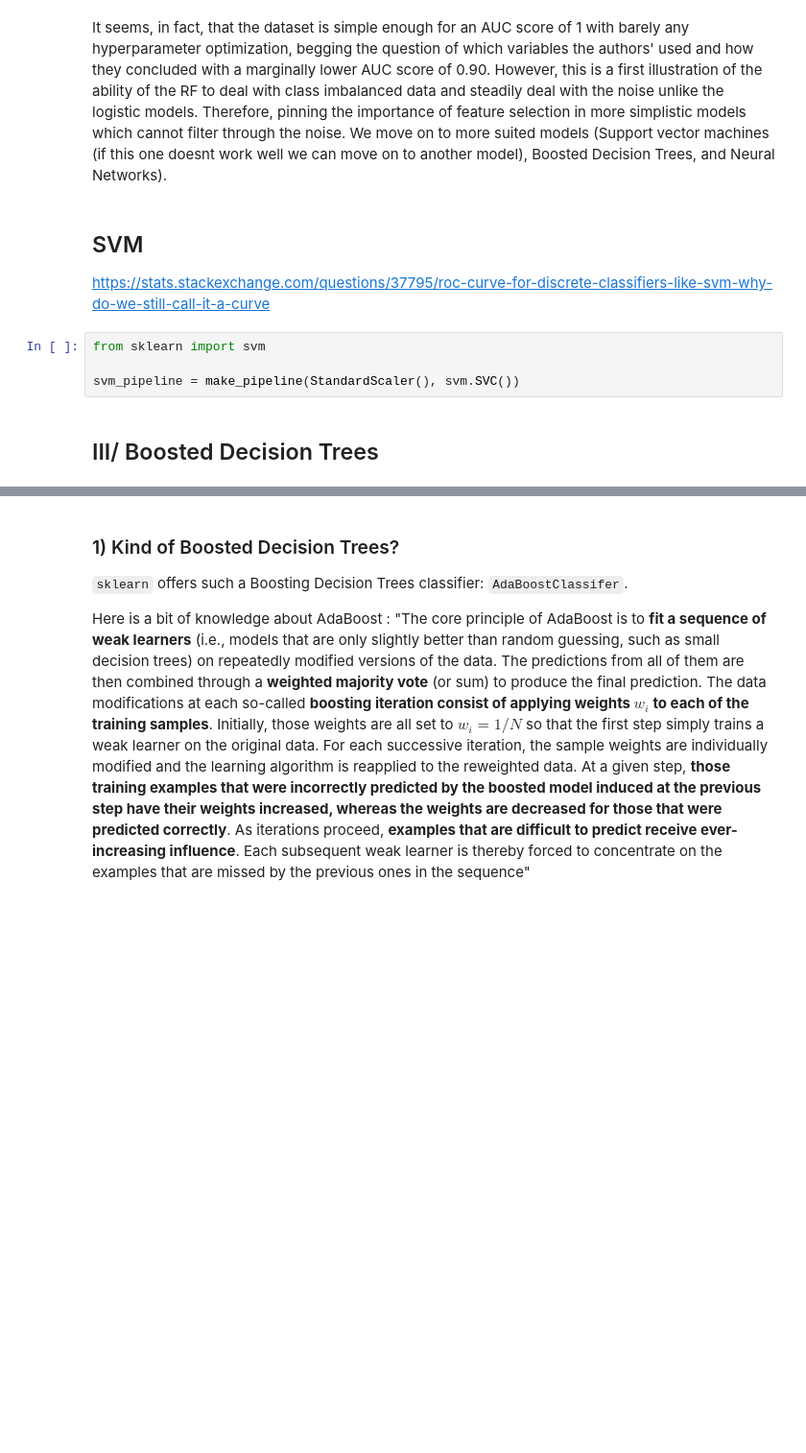
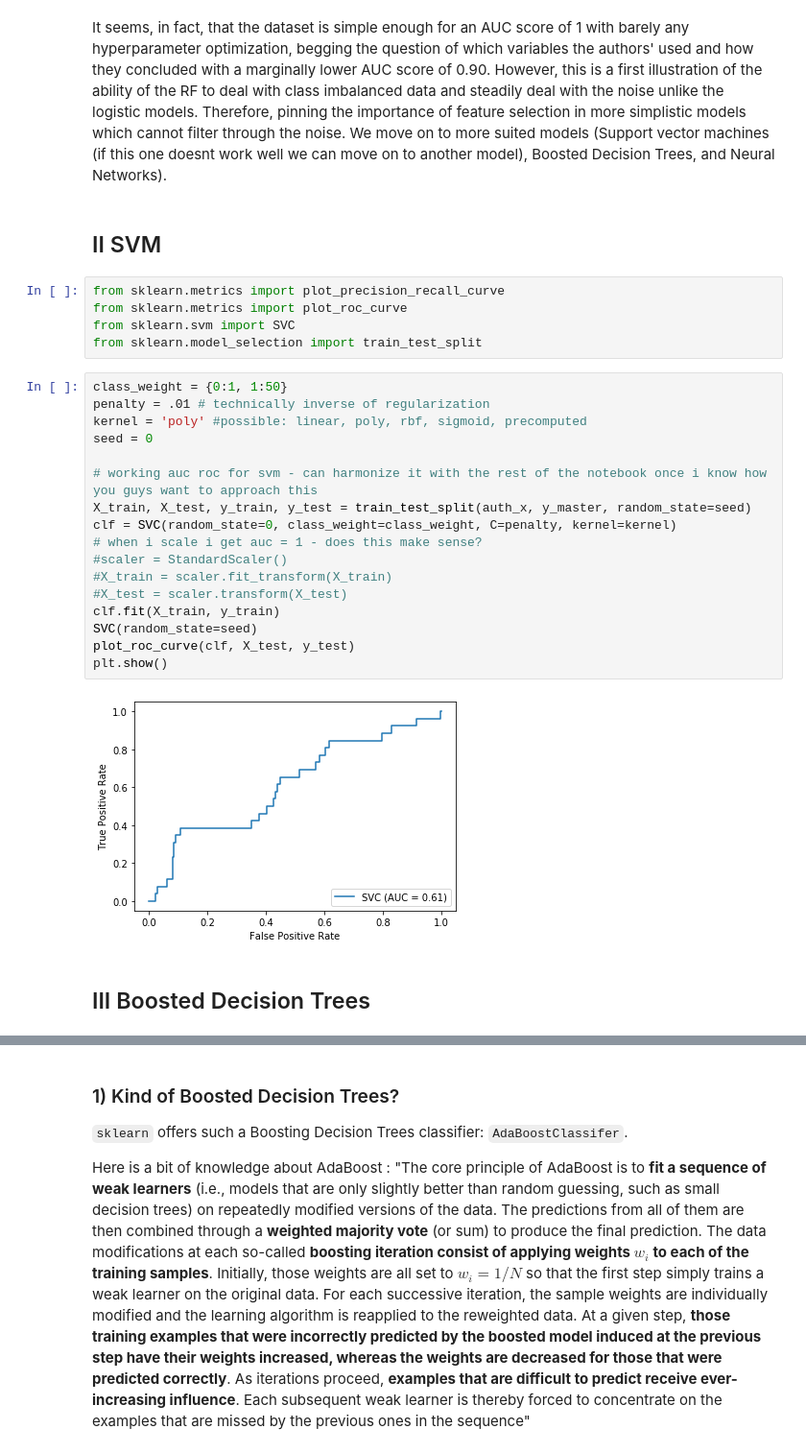
Before and after one commit to epfl-ada/ada-2020-project-milestone-p3-p3_klr, a Jupyter notebook: Creative_Extension.ipynb, the cells around one changed output, grey strips where cells are left out. Shown: that part at 96% size. Drawn from its saved outputs; the diff is of its cells as text; blank space fills up the shorter version.

```diff
--- a/Creative_Extension.ipynb
+++ b/Creative_Extension.ipynb
@@ -167,16 +167,34 @@ roc_plt(*roc_vals['brf'][:3])
 [figure]
 # %% [markdown]
 It seems, in fact, that the dataset is simple enough for an AUC score of 1 with barely any hyperparameter optimization, begging the question of which variables the authors' used and how they concluded with a marginally lower AUC score of 0.90. However, this is a first illustration of the ability of the RF to deal with class imbalanced data and steadily deal with the noise unlike the logistic models. Therefore, pinning the importance of feature selection in more simplistic models which cannot filter through the noise. We move on to more suited models (Support vector machines (if this one doesnt work well we can move on to another model), Boosted Decision Trees, and Neural Networks).
-# %% [markdown]
-## SVM
-
-https://stats.stackexchange.com/questions/37795/roc-curve-for-discrete-classifiers-like-svm-why-do-we-still-call-it-a-curve
-# %%
-from sklearn import svm
-
-svm_pipeline = make_pipeline(StandardScaler(), svm.SVC())
+# %% [markdown]
+## II SVM
+# %%
+from sklearn.metrics import plot_precision_recall_curve
+from sklearn.metrics import plot_roc_curve
+from sklearn.svm import SVC
+from sklearn.model_selection import train_test_split
+# %%
+class_weight = {0:1, 1:50}
+penalty = .01 # technically inverse of regularization
+kernel = 'poly' #possible: linear, poly, rbf, sigmoid, precomputed
+seed = 0
+
+# working auc roc for svm - can harmonize it with the rest of the notebook once i know how you guys want to approach this
+X_train, X_test, y_train, y_test = train_test_split(auth_x, y_master, random_state=seed)
+clf = SVC(random_state=0, class_weight=class_weight, C=penalty, kernel=kernel)
+# when i scale i get auc = 1 - does this make sense?
+#scaler = StandardScaler()
+#X_train = scaler.fit_transform(X_train)
+#X_test = scaler.transform(X_test)
+clf.fit(X_train, y_train)
+SVC(random_state=seed)
+plot_roc_curve(clf, X_test, y_test)
+plt.show()
+# %% [output]
+[figure, added]
 # %% [markdown]
-## III/ Boosted Decision Trees
+## III Boosted Decision Trees
 # %% [markdown]
 Random Forest and Boosted Decision Trees both are based on Decision Trees to make predictions. However, Random Forest uses **Bagging**, which relies on training learners in parallel on different samples of the data and then combining by voting (discrete output) or by averaging (continuous output). It is really easy to implement and to parallelize (and therefore one of the most popular classifier for dense data). Whereas Boosted Decision Trees uses **Boosting**, which relies on training learner again, but after filtering/weighting samples based on output of previous train/test runs. In contrast to Random Forest, here the trees are trained independently as they are trained sequentially by boosting (meaning that each tree is trained to predict error residuals of previous trees). This technic allows to reduce the bias.
 
```
Also changed, not shown: parts of 3 cells of this notebook.
